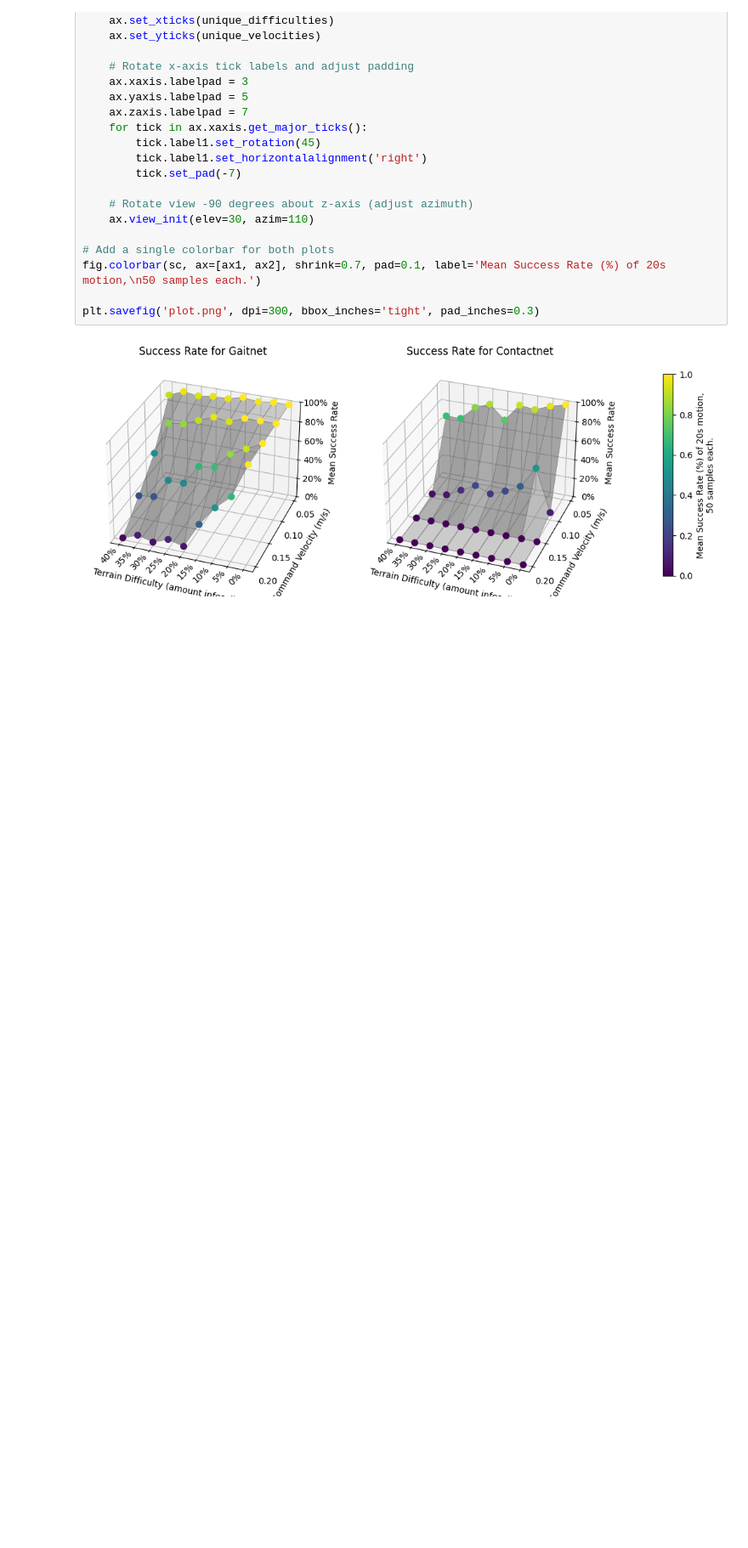
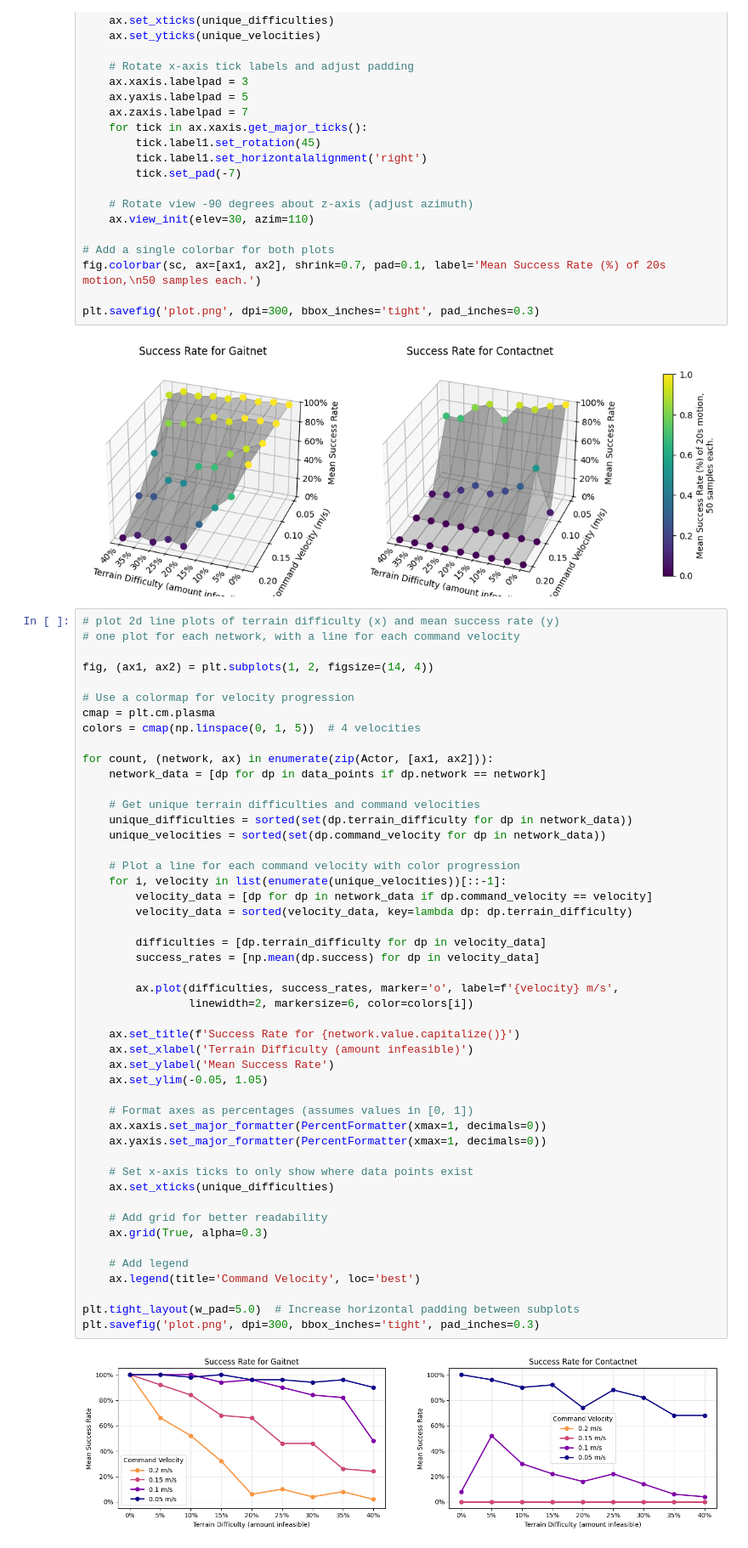
Before and after one commit to opsullivan85/thesis-evaluation-plotter, a Jupyter notebook: grapher.ipynb, the cells around one changed output. Shown at 85% size. Saved outputs shown, nothing was run; the diff lists cells and outputs as text; blank space fills up the shorter version.

Commit message:
added extra plots

```diff
--- a/grapher.ipynb
+++ b/grapher.ipynb
@@ -142,3 +142,53 @@ fig.colorbar(sc, ax=[ax1, ax2], shrink=0.7, pad=0.1, label='Mean Success Rate (%
 plt.savefig('plot.png', dpi=300, bbox_inches='tight', pad_inches=0.3)
 # %% [output]
 [figure]
+# %%
+# plot 2d line plots of terrain difficulty (x) and mean success rate (y)
+# one plot for each network, with a line for each command velocity
+
+fig, (ax1, ax2) = plt.subplots(1, 2, figsize=(14, 4))
+
+# Use a colormap for velocity progression
+cmap = plt.cm.plasma
+colors = cmap(np.linspace(0, 1, 5))  # 4 velocities
+
+for count, (network, ax) in enumerate(zip(Actor, [ax1, ax2])):
+    network_data = [dp for dp in data_points if dp.network == network]
+
+    # Get unique terrain difficulties and command velocities
+    unique_difficulties = sorted(set(dp.terrain_difficulty for dp in network_data))
+    unique_velocities = sorted(set(dp.command_velocity for dp in network_data))
+
+    # Plot a line for each command velocity with color progression
+    for i, velocity in list(enumerate(unique_velocities))[::-1]:
+        velocity_data = [dp for dp in network_data if dp.command_velocity == velocity]
+        velocity_data = sorted(velocity_data, key=lambda dp: dp.terrain_difficulty)
+
+        difficulties = [dp.terrain_difficulty for dp in velocity_data]
+        success_rates = [np.mean(dp.success) for dp in velocity_data]
+
+        ax.plot(difficulties, success_rates, marker='o', label=f'{velocity} m/s',
+                linewidth=2, markersize=6, color=colors[i])
+
+    ax.set_title(f'Success Rate for {network.value.capitalize()}')
+    ax.set_xlabel('Terrain Difficulty (amount infeasible)')
+    ax.set_ylabel('Mean Success Rate')
+    ax.set_ylim(-0.05, 1.05)
+
+    # Format axes as percentages (assumes values in [0, 1])
+    ax.xaxis.set_major_formatter(PercentFormatter(xmax=1, decimals=0))
+    ax.yaxis.set_major_formatter(PercentFormatter(xmax=1, decimals=0))
+
+    # Set x-axis ticks to only show where data points exist
+    ax.set_xticks(unique_difficulties)
+
+    # Add grid for better readability
+    ax.grid(True, alpha=0.3)
+
+    # Add legend
+    ax.legend(title='Command Velocity', loc='best')
+
+plt.tight_layout(w_pad=5.0)  # Increase horizontal padding between subplots
+plt.savefig('plot.png', dpi=300, bbox_inches='tight', pad_inches=0.3)
+# %% [output]
+[figure, added]
```
